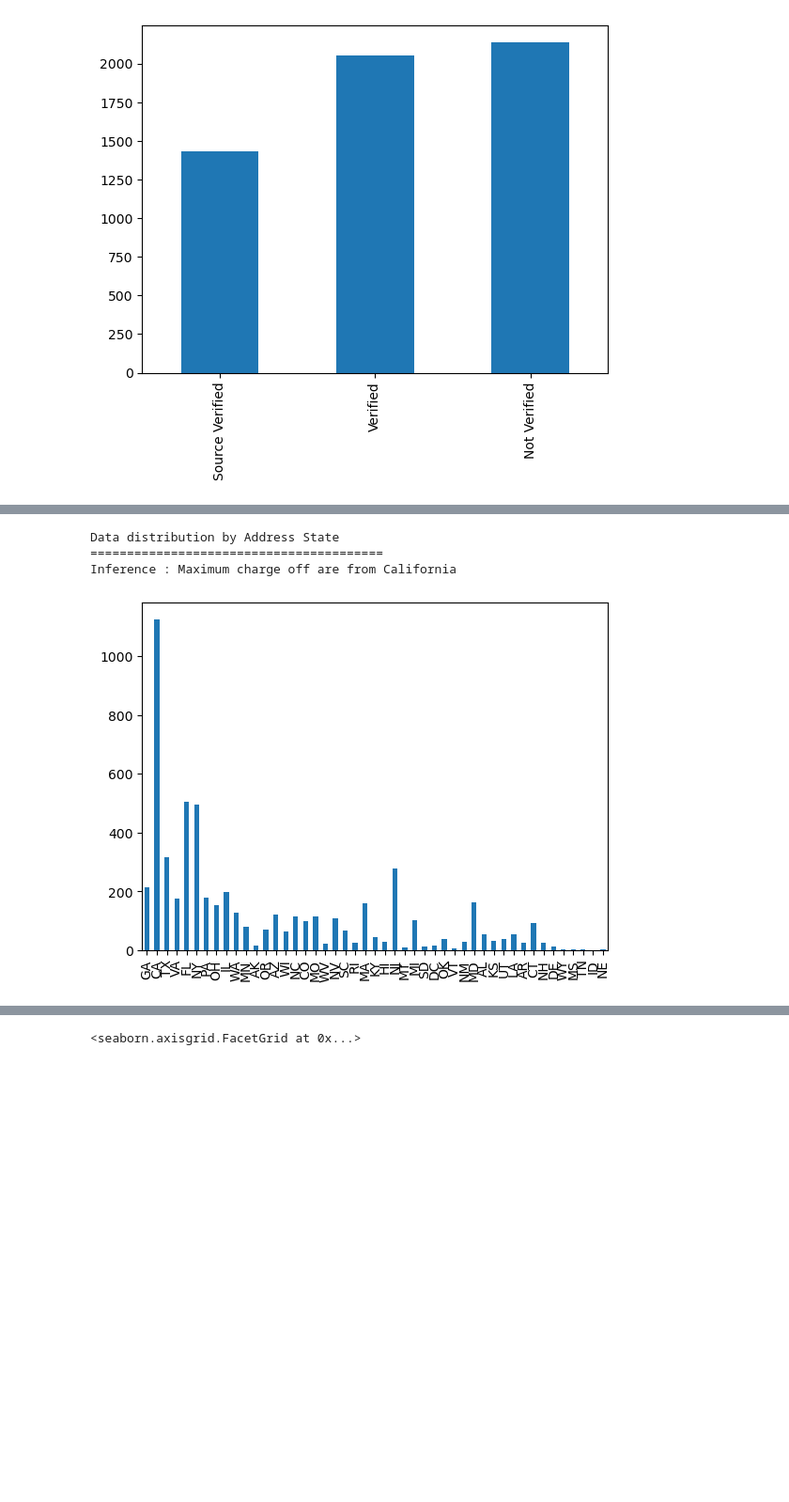
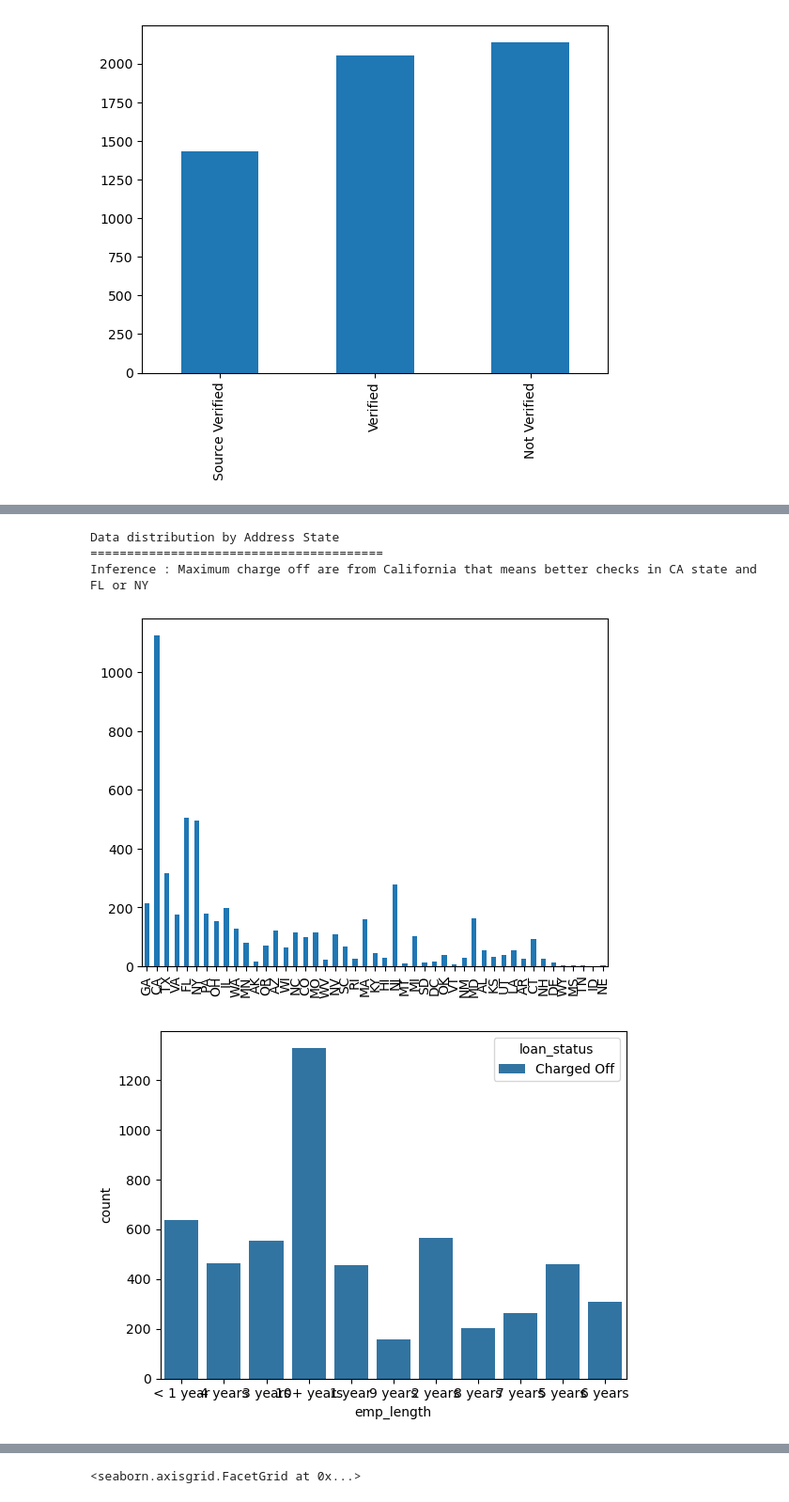
Before and after one commit to zuhair30/Lending_Club_Case_Study_SYEDandNAAZ, a Jupyter notebook: SYED_ZUHAIR_ABBAS.ipynb, the cells around one changed output, grey strips where cells are left out. Shown at 94% size. Cells and saved outputs as stored; diff of their text form; code cells hidden in the pictures; blank space fills up the shorter version.

```diff
--- a/SYED_ZUHAIR_ABBAS.ipynb
+++ b/SYED_ZUHAIR_ABBAS.ipynb
@@ -208,9 +244,13 @@ print("Data distribution by Address State")
 print("========================================")
 rslt_df.addr_state.value_counts(sort=False).plot(kind='bar')
 #plt.figure(figsize=(100,10))
-print("Inference : Maximum charge off are from California that means better checks in CA state")
+print("Inference : Maximum charge off are from California that means better checks in CA state and FL or NY")
 # %% [output]
 Data distribution by Address State
 ========================================
-Inference : Maximum charge off are from California
+Inference : Maximum charge off are from California that means better checks in CA state and FL or NY
 [figure]
+# %%
+ax = sns.countplot(x="emp_length",data=rslt_df,hue='loan_status') ### only charge off data set
+# %% [output]
+[figure, added]
```
Also changed, not shown: parts of 23 cells of this notebook.
